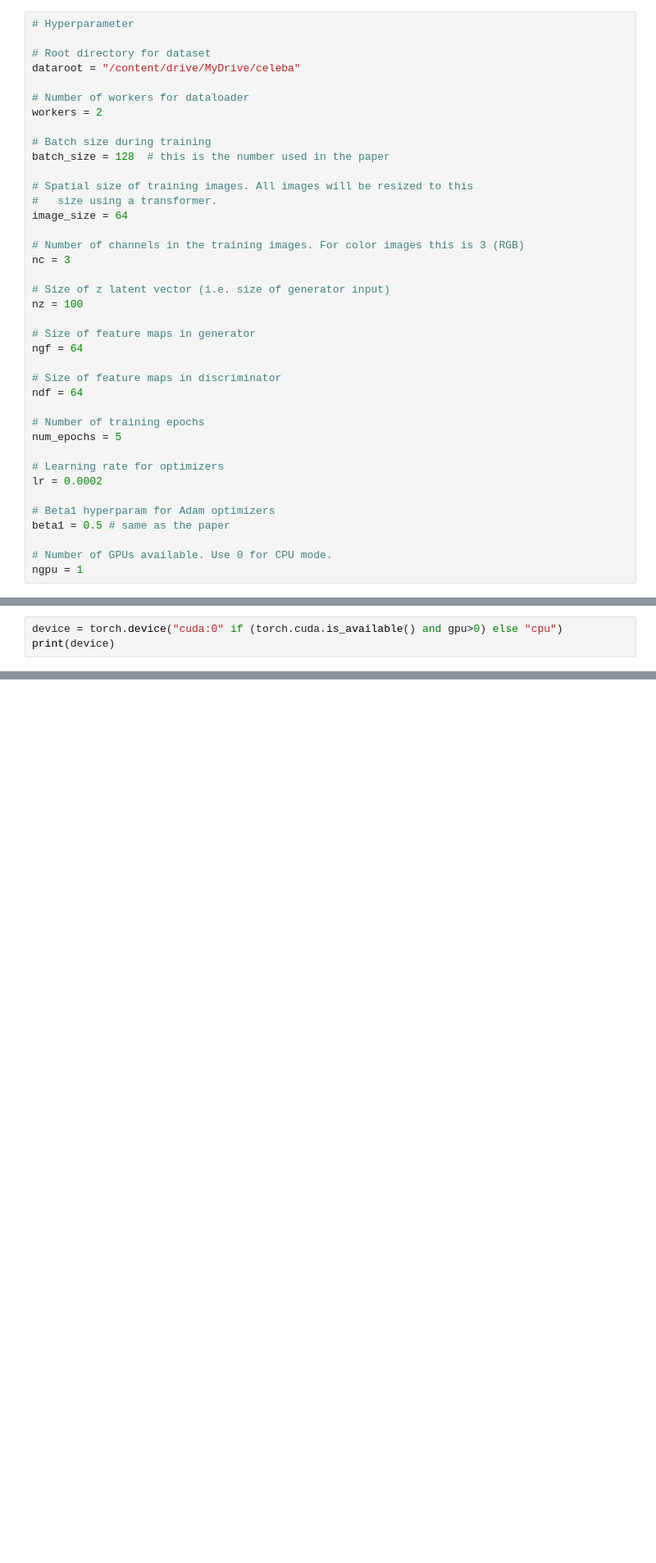
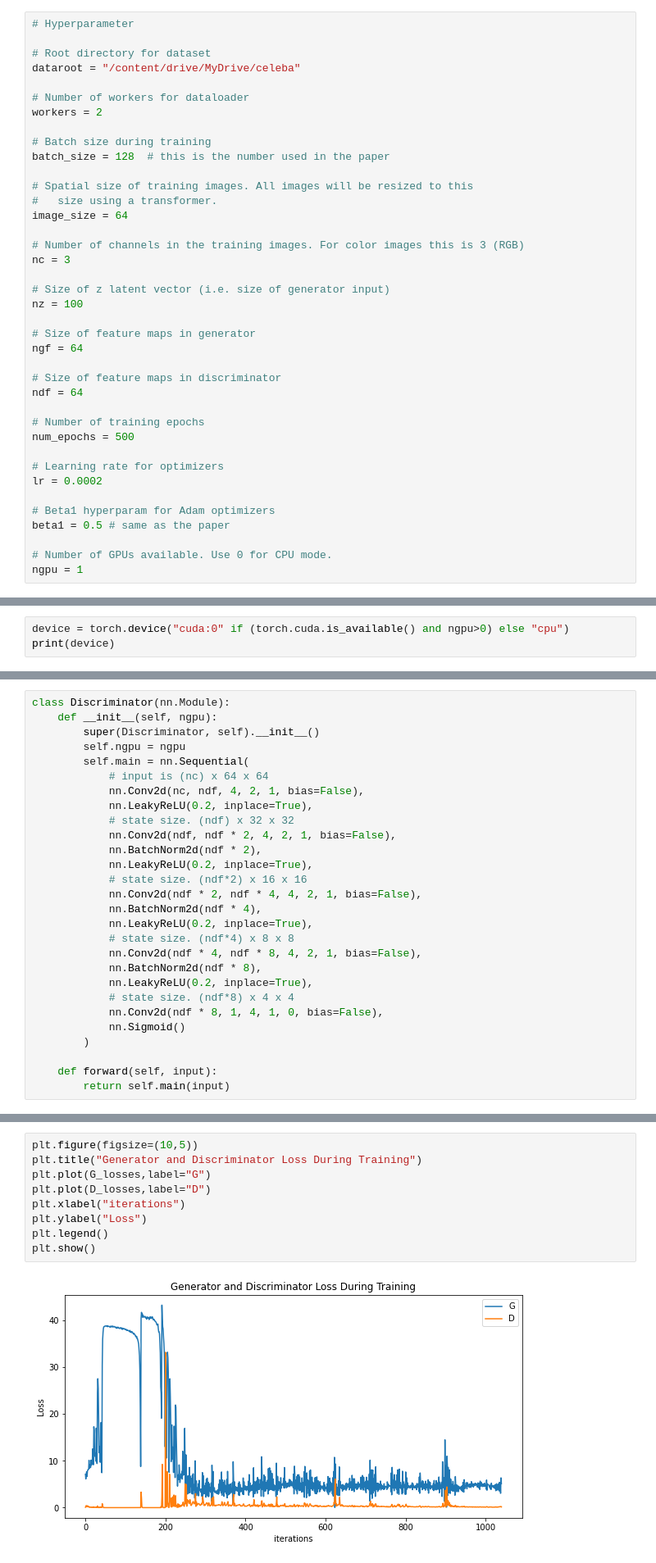
Before and after one commit to Nanboy-Ronan/ML_Basic_Models, a Jupyter notebook: pytorch/NoteBooks/09.DCGAN.ipynb, the cells around one changed output, grey strips where cells are left out. Shown at 82% size. Drawn from its saved outputs; the diff is of its cells as text; blank space fills up the shorter version.

```diff
--- a/pytorch/NoteBooks/09.DCGAN.ipynb
+++ b/pytorch/NoteBooks/09.DCGAN.ipynb
@@ -62,7 +64,7 @@ ngf = 64
 ndf = 64
 
 # Number of training epochs
-num_epochs = 5
+num_epochs = 500
 
 # Learning rate for optimizers
 lr = 0.0002
@@ -87,6 +89,6 @@ dataset = dset.ImageFolder(root=dataroot,
 dataloader = torch.utils.data.DataLoader(dataset, batch_size=batch_size,
                     shuffle=True, num_workers=2)
 # %%
-device = torch.device("cuda:0" if (torch.cuda.is_available() and gpu>0) else "cpu")
+device = torch.device("cuda:0" if (torch.cuda.is_available() and ngpu>0) else "cpu")
 print(device)
 # %% [output]
@@ -228,3 +261,31 @@ class Discriminator(nn.Module):
+# %%
+class Discriminator(nn.Module):
+    def __init__(self, ngpu):
+        super(Discriminator, self).__init__()
+        self.ngpu = ngpu
+        self.main = nn.Sequential(
+            # input is (nc) x 64 x 64
+            nn.Conv2d(nc, ndf, 4, 2, 1, bias=False),
+            nn.LeakyReLU(0.2, inplace=True),
+            # state size. (ndf) x 32 x 32
+            nn.Conv2d(ndf, ndf * 2, 4, 2, 1, bias=False),
+            nn.BatchNorm2d(ndf * 2),
+            nn.LeakyReLU(0.2, inplace=True),
+            # state size. (ndf*2) x 16 x 16
+            nn.Conv2d(ndf * 2, ndf * 4, 4, 2, 1, bias=False),
+            nn.BatchNorm2d(ndf * 4),
+            nn.LeakyReLU(0.2, inplace=True),
+            # state size. (ndf*4) x 8 x 8
+            nn.Conv2d(ndf * 4, ndf * 8, 4, 2, 1, bias=False),
+            nn.BatchNorm2d(ndf * 8),
+            nn.LeakyReLU(0.2, inplace=True),
+            # state size. (ndf*8) x 4 x 4
+            nn.Conv2d(ndf * 8, 1, 4, 1, 0, bias=False),
+            nn.Sigmoid()
+        )
+
+    def forward(self, input):
+        return self.main(input)
 # %%
 netD = Discriminator(ngpu).to(device)
 # %%
@@ -302,0 +432,11 @@ Start Training
+# %%
+plt.figure(figsize=(10,5))
+plt.title("Generator and Discriminator Loss During Training")
+plt.plot(G_losses,label="G")
+plt.plot(D_losses,label="D")
+plt.xlabel("iterations")
+plt.ylabel("Loss")
+plt.legend()
+plt.show()
+# %% [output]
+[figure, added]
```
Also changed, not shown: parts of 10 cells of this notebook.
